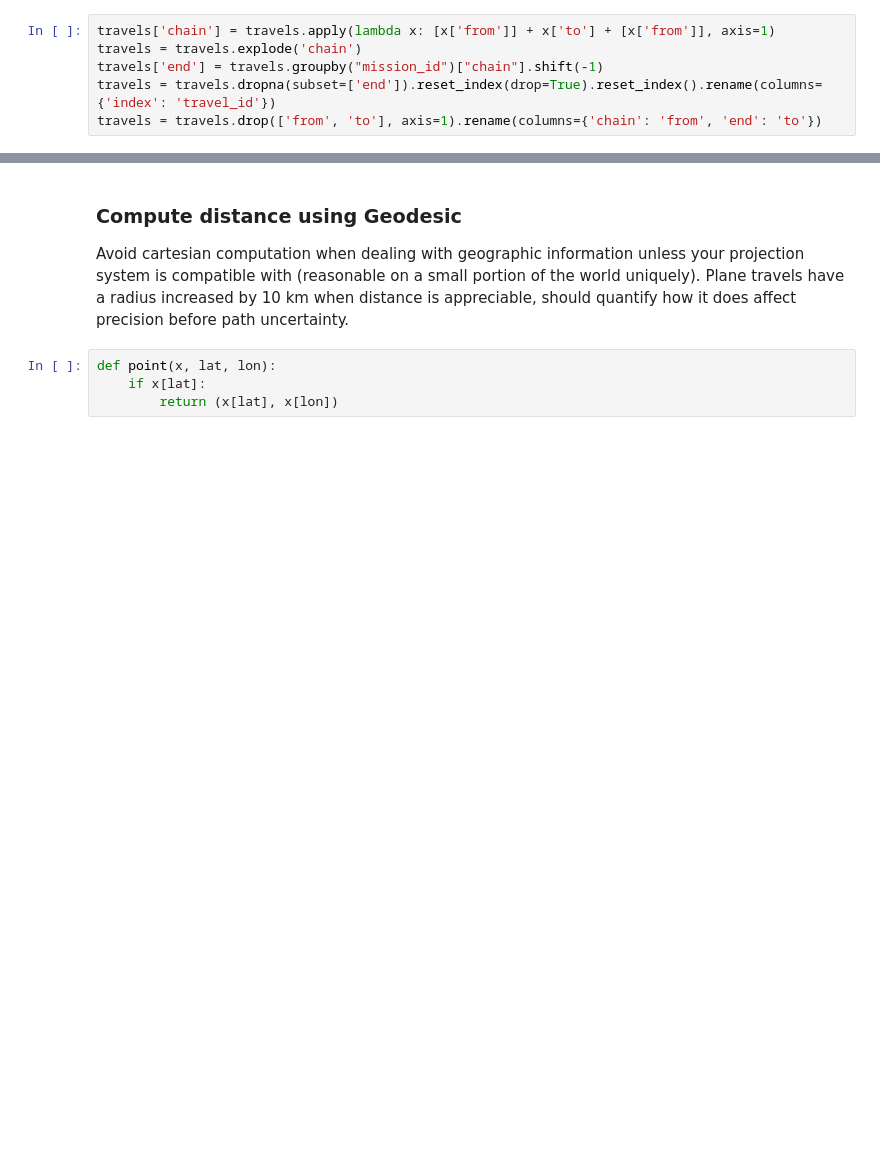
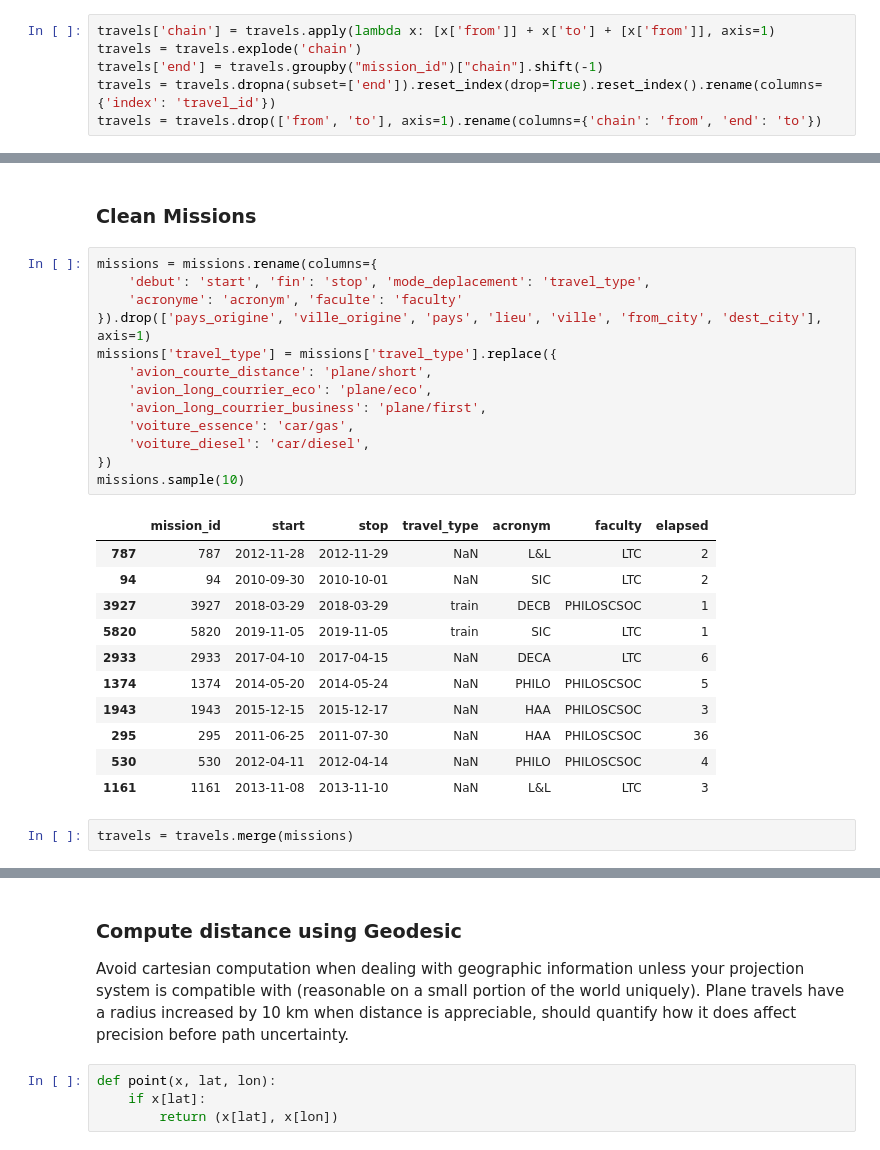
Before and after one commit to jlandercy/cookbook, a Jupyter notebook: python/api/SEM/BEP/01_Missions_Conditioning.ipynb, the cells around one changed output, grey strips where cells are left out. Saved outputs shown, nothing was run; the diff lists cells and outputs as text; blank space fills up the shorter version.

```diff
--- a/python/api/SEM/BEP/01_Missions_Conditioning.ipynb
+++ b/python/api/SEM/BEP/01_Missions_Conditioning.ipynb
@@ -153,3 +158,32 @@ travels = travels.drop(['from', 'to'], axis=1).rename(columns={'chain': 'from',
+# %% [markdown]
+### Clean Missions
+# %%
+missions = missions.rename(columns={
+    'debut': 'start', 'fin': 'stop', 'mode_deplacement': 'travel_type',
+    'acronyme': 'acronym', 'faculte': 'faculty'
+}).drop(['pays_origine', 'ville_origine', 'pays', 'lieu', 'ville', 'from_city', 'dest_city'], axis=1)
+missions['travel_type'] = missions['travel_type'].replace({
+    'avion_courte_distance': 'plane/short',
+    'avion_long_courrier_eco': 'plane/eco',
+    'avion_long_courrier_business': 'plane/first',
+    'voiture_essence': 'car/gas',
+    'voiture_diesel': 'car/diesel',
+})
+missions.sample(10)
+# %% [output]
+|  | mission_id | start | stop | travel_type | acronym | faculty | elapsed |
+| 787 | 787 | 2012-11-28 | 2012-11-29 | NaN | L&L | LTC | 2 |
+| 94 | 94 | 2010-09-30 | 2010-10-01 | NaN | SIC | LTC | 2 |
+| 3927 | 3927 | 2018-03-29 | 2018-03-29 | train | DECB | PHILOSCSOC | 1 |
+| 5820 | 5820 | 2019-11-05 | 2019-11-05 | train | SIC | LTC | 1 |
+| 2933 | 2933 | 2017-04-10 | 2017-04-15 | NaN | DECA | LTC | 6 |
+| 1374 | 1374 | 2014-05-20 | 2014-05-24 | NaN | PHILO | PHILOSCSOC | 5 |
+| 1943 | 1943 | 2015-12-15 | 2015-12-17 | NaN | HAA | PHILOSCSOC | 3 |
+| 295 | 295 | 2011-06-25 | 2011-07-30 | NaN | HAA | PHILOSCSOC | 36 |
+| 530 | 530 | 2012-04-11 | 2012-04-14 | NaN | PHILO | PHILOSCSOC | 4 |
+| 1161 | 1161 | 2013-11-08 | 2013-11-10 | NaN | L&L | LTC | 3 |
+# %%
+travels = travels.merge(missions)
 # %%
 travels
 # %% [output]
```
Also changed, not shown: parts of 17 cells of this notebook.
